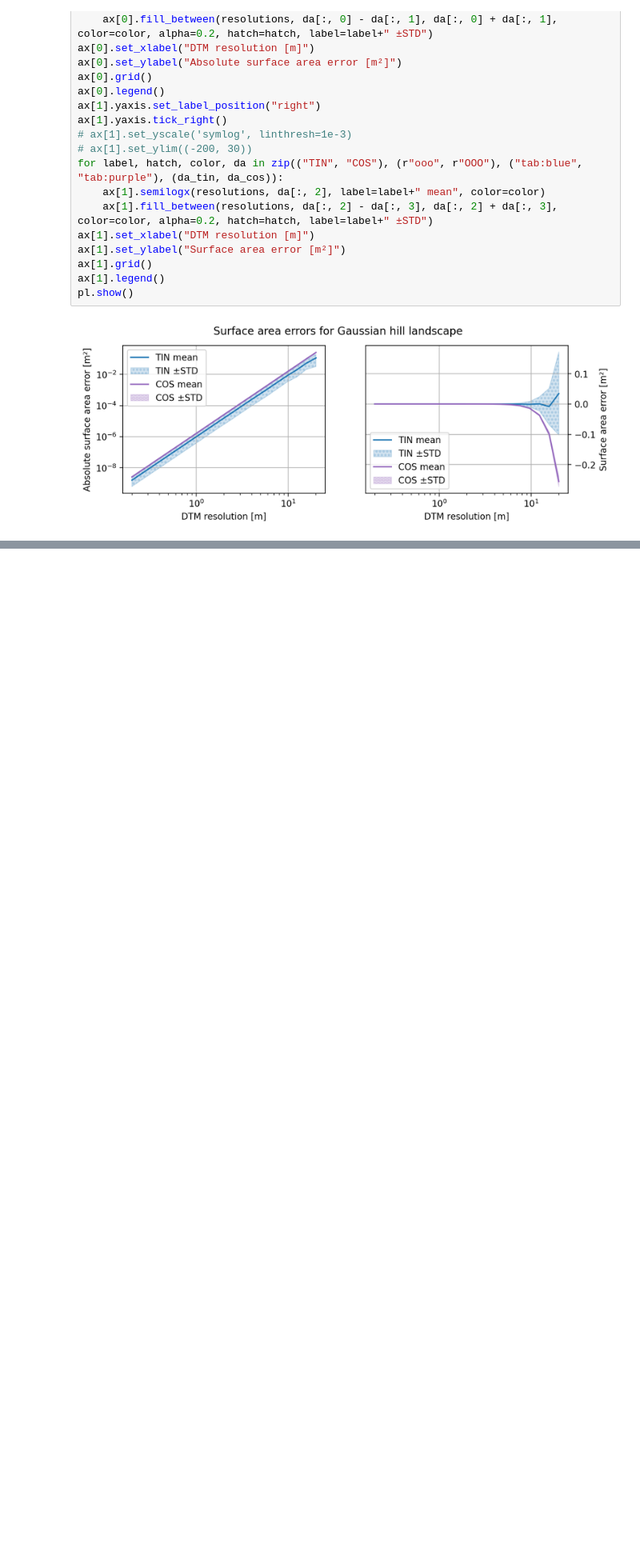
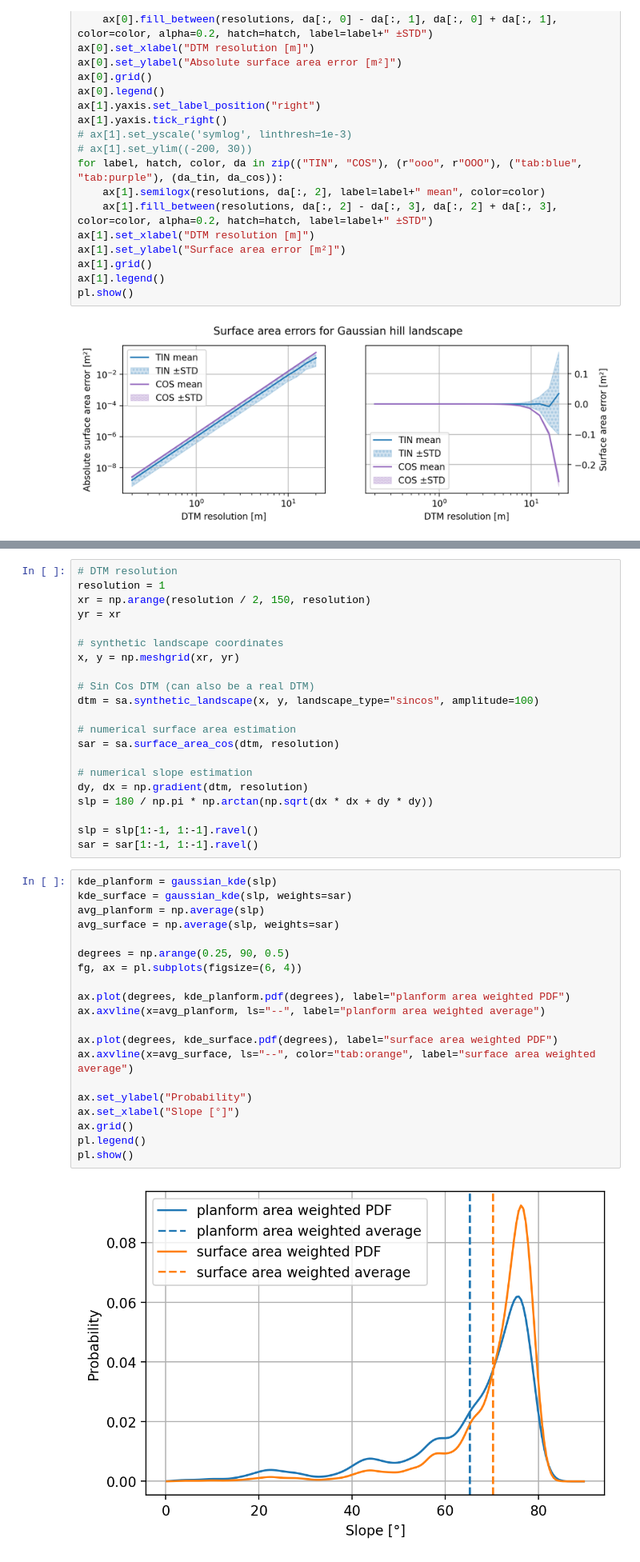
Before and after one commit to UP-RS-ESP/dtm-surface-area-and-slope, a Jupyter notebook: tutorial.ipynb, the cells around one changed output, grey strips where cells are left out. Shown at 80% size. Saved outputs shown, nothing was run; the diff lists cells and outputs as text; blank space fills up the shorter version.

```diff
--- a/tutorial.ipynb
+++ b/tutorial.ipynb
@@ -345,0 +333,43 @@ pl.show()
+# %%
+# DTM resolution
+resolution = 1
+xr = np.arange(resolution / 2, 150, resolution)
+yr = xr
+
+# synthetic landscape coordinates
+x, y = np.meshgrid(xr, yr)
+
+# Sin Cos DTM (can also be a real DTM)
+dtm = sa.synthetic_landscape(x, y, landscape_type="sincos", amplitude=100)
+
+# numerical surface area estimation
+sar = sa.surface_area_cos(dtm, resolution)
+
+# numerical slope estimation
+dy, dx = np.gradient(dtm, resolution)
+slp = 180 / np.pi * np.arctan(np.sqrt(dx * dx + dy * dy))
+
+slp = slp[1:-1, 1:-1].ravel()
+sar = sar[1:-1, 1:-1].ravel()
+# %%
+kde_planform = gaussian_kde(slp)
+kde_surface = gaussian_kde(slp, weights=sar)
+avg_planform = np.average(slp)
+avg_surface = np.average(slp, weights=sar)
+
+degrees = np.arange(0.25, 90, 0.5)
+fg, ax = pl.subplots(figsize=(6, 4))
+
+ax.plot(degrees, kde_planform.pdf(degrees), label="planform area weighted PDF")
+ax.axvline(x=avg_planform, ls="--", label="planform area weighted average")
+
+ax.plot(degrees, kde_surface.pdf(degrees), label="surface area weighted PDF")
+ax.axvline(x=avg_surface, ls="--", color="tab:orange", label="surface area weighted average")
+
+ax.set_ylabel("Probability")
+ax.set_xlabel("Slope [°]")
+ax.grid()
+pl.legend()
+pl.show()
+# %% [output]
+[figure, added]
```
Also changed, not shown: parts of 10 cells of this notebook.
